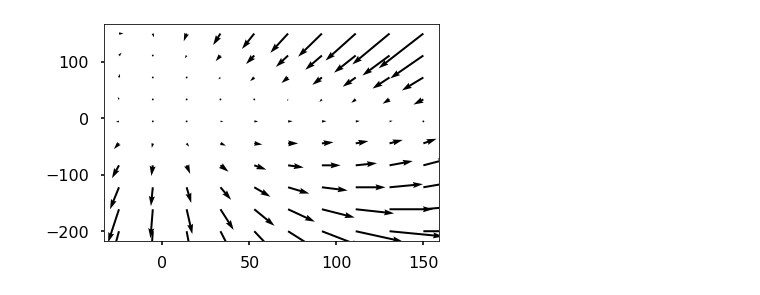
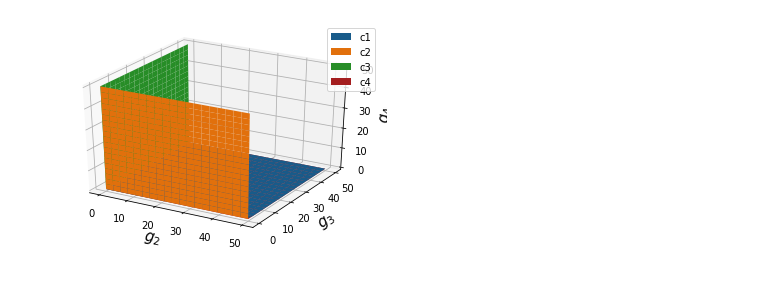
Before and after one commit to JairEsc/Mat_Apl_2, a Jupyter notebook: Epi_T2.ipynb, the cells around one changed output. Cells and saved outputs as stored; diff of their text form; code cells hidden in the pictures.

```diff
--- a/Epi_T2.ipynb
+++ b/Epi_T2.ipynb
@@ -108,10 +85,51 @@ plt.show()
-# %%
-x,y = np.meshgrid(np.linspace(-25,150,10),np.linspace(-200,150,10))
-
-u = x*(-x-3*y+150)
-v = y*(-2*x-y+100)
-
-plt.quiver(x,y,u,v)
-plt.show()
-# %% [output]
-[figure, removed]
+# %%
+fig = plt.figure()
+ax = plt.axes(projection='3d')
+
+plt.rcParams['legend.fontsize'] = 10
+
+
+# First constraint
+g2 = np.linspace(0.1,50,20)
+g3 = np.linspace(0.1,50,20)
+G2,G3 = np.meshgrid(g2,g3)
+G4_1 = G2/G3/1000
+ax = fig.gca(projection='3d')
+c1 = ax.plot_surface(G2, G3, G4_1, label = "c1")
+c1._facecolors2d=c1._facecolors3d
+c1._edgecolors2d=c1._edgecolors3d
+
+# Second
+G3, G4 = np.meshgrid(g2, g3)
+G2 = G3
+c2 = ax.plot_surface(G2, 0*G3, G4, label = "c2")
+c2._facecolors2d=c2._facecolors3d
+c2._edgecolors2d=c2._edgecolors3d
+
+# Third
+G2,G3 = np.meshgrid(g2,g3)
+c3 = ax.plot_surface(0*G2, G3, G2, label = "c3")
+c3._facecolors2d=c3._facecolors3d
+c3._edgecolors2d=c3._edgecolors3d
+
+# And forth
+#G4 = (1.04903810567666 - (0.288675134594813*G2 + 0.288675134594813*G3))/0.577350269189626
+c4 = ax.plot_surface(G2, G3, G4*0, label="c4")
+
+c4._facecolors2d=c4._facecolors3d
+c4._edgecolors2d=c4._edgecolors3d
+
+ax.legend() # -> error : 'AttributeError: 'Poly3DCollection' object has no attribute '_edgecolors2d''
+
+
+# labeling the figure
+#plt.xlabel('g2', fontsize=14)
+#plt.ylabel('g3', fontsize=14)
+ax.set_xlabel(r'$g_2$', fontsize=15, rotation=60)
+ax.set_ylabel('$g_3$', fontsize=15, rotation=60)
+ax.set_zlabel('$g_4$', fontsize=15, rotation=60)
+
+plt.savefig('Constraints.jpg')
+plt.show()
+# %% [output]
+[figure, added]
```
Also changed, not shown: parts of 3 cells of this notebook.
